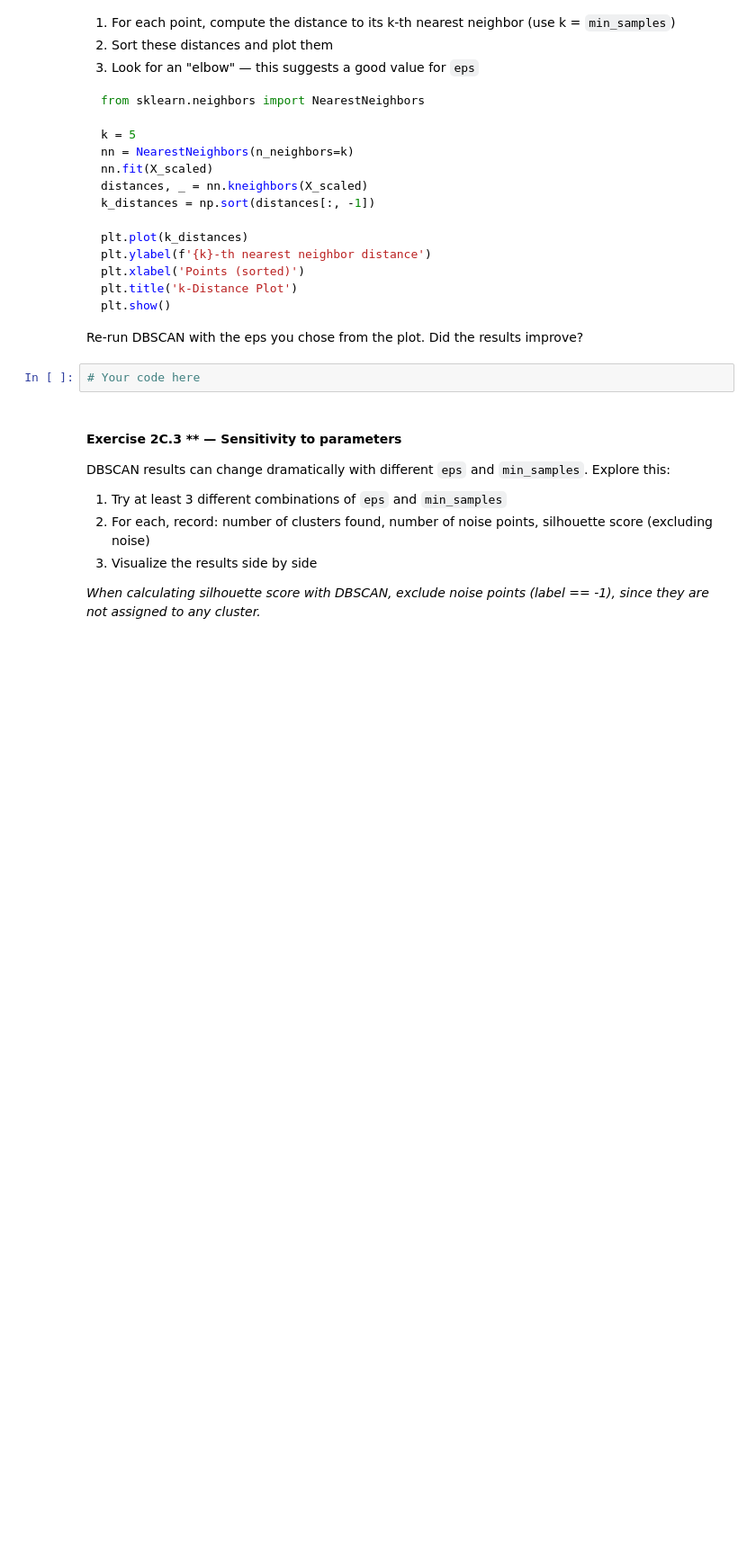
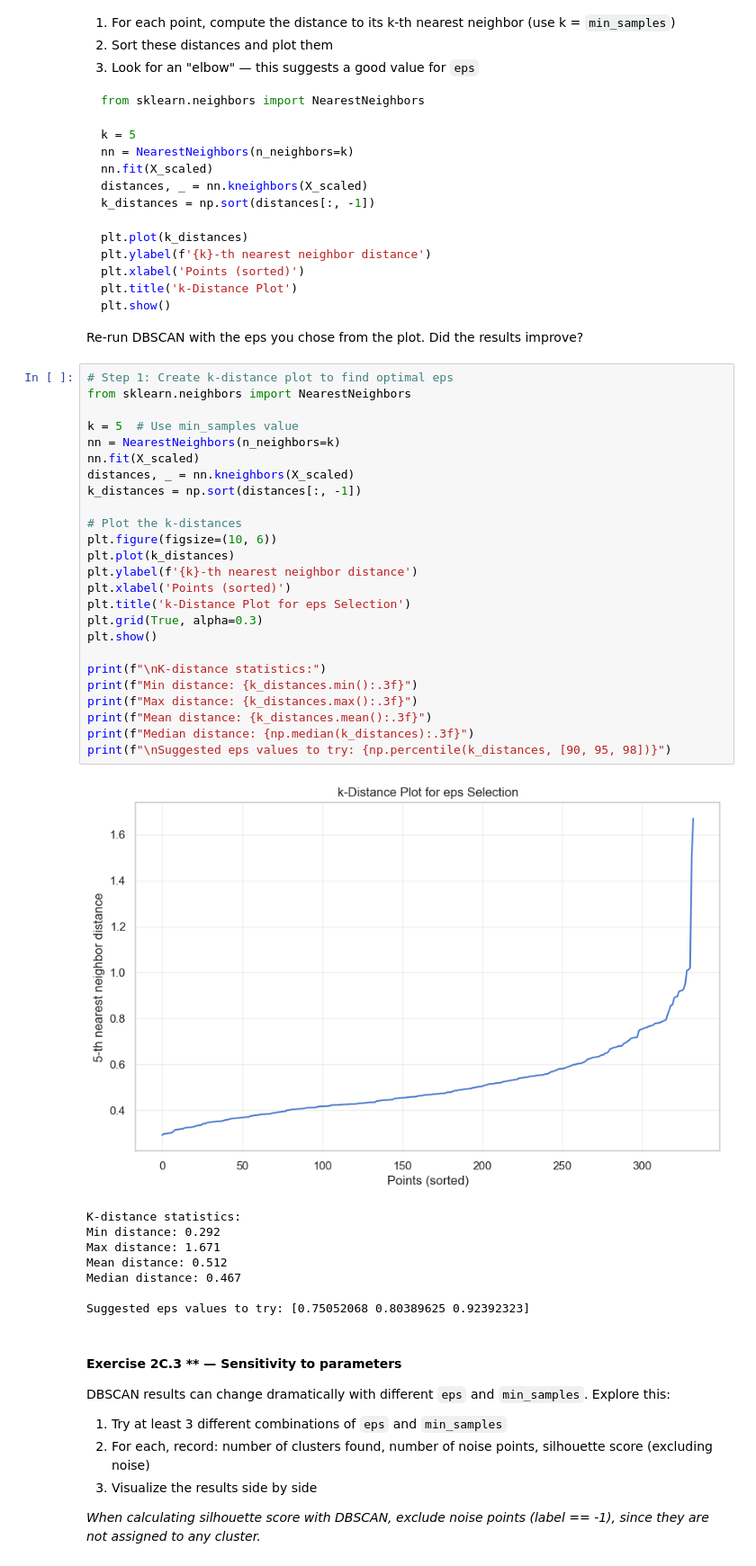
Before and after one commit to Gson99/Workshop-UML, a Jupyter notebook: unsupervised_ml_workshop.ipynb, the cells around one changed output. Shown at 90% size. Drawn from its saved outputs; the diff is of its cells as text; blank space fills up the shorter version.

````diff
--- a/unsupervised_ml_workshop.ipynb
+++ b/unsupervised_ml_workshop.ipynb
@@ -653,8 +697,40 @@ plt.show()
 ```
 
 Re-run DBSCAN with the eps you chose from the plot. Did the results improve?
-# %%
-# Your code here
+# %%
+# Step 1: Create k-distance plot to find optimal eps
+from sklearn.neighbors import NearestNeighbors
+
+k = 5  # Use min_samples value
+nn = NearestNeighbors(n_neighbors=k)
+nn.fit(X_scaled)
+distances, _ = nn.kneighbors(X_scaled)
+k_distances = np.sort(distances[:, -1])
+
+# Plot the k-distances
+plt.figure(figsize=(10, 6))
+plt.plot(k_distances)
+plt.ylabel(f'{k}-th nearest neighbor distance')
+plt.xlabel('Points (sorted)')
+plt.title('k-Distance Plot for eps Selection')
+plt.grid(True, alpha=0.3)
+plt.show()
+
+print(f"\nK-distance statistics:")
+print(f"Min distance: {k_distances.min():.3f}")
+print(f"Max distance: {k_distances.max():.3f}")
+print(f"Mean distance: {k_distances.mean():.3f}")
+print(f"Median distance: {np.median(k_distances):.3f}")
+print(f"\nSuggested eps values to try: {np.percentile(k_distances, [90, 95, 98])}")
+# %% [output]
+[figure, added]
+K-distance statistics:
+Min distance: 0.292
+Max distance: 1.671
+Mean distance: 0.512
+Median distance: 0.467
+
+Suggested eps values to try: [0.75052068 0.80389625 0.92392323]
 # %% [markdown]
 #### Exercise 2C.3 ** — Sensitivity to parameters
 
````
Also changed, not shown: parts of 4 cells of this notebook.
